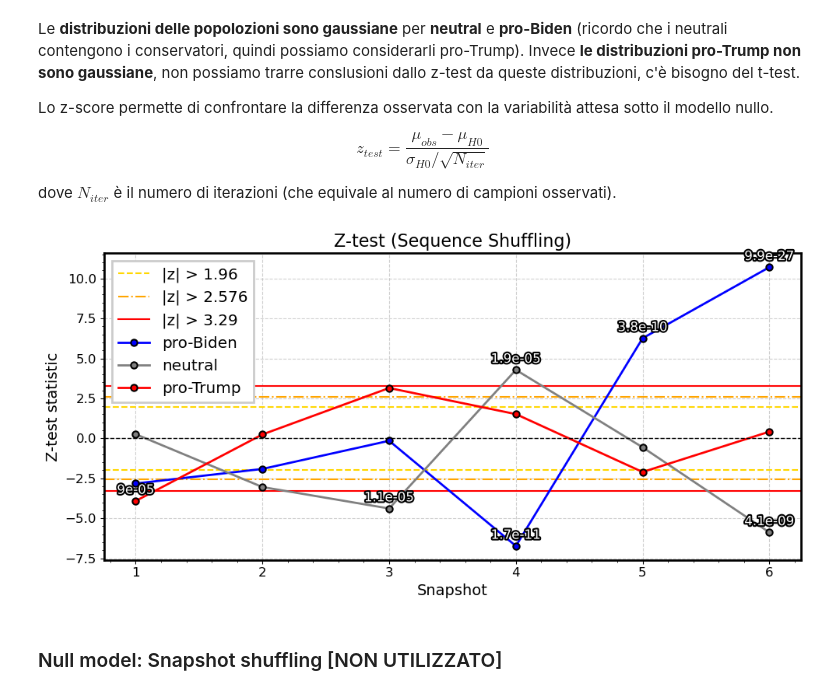
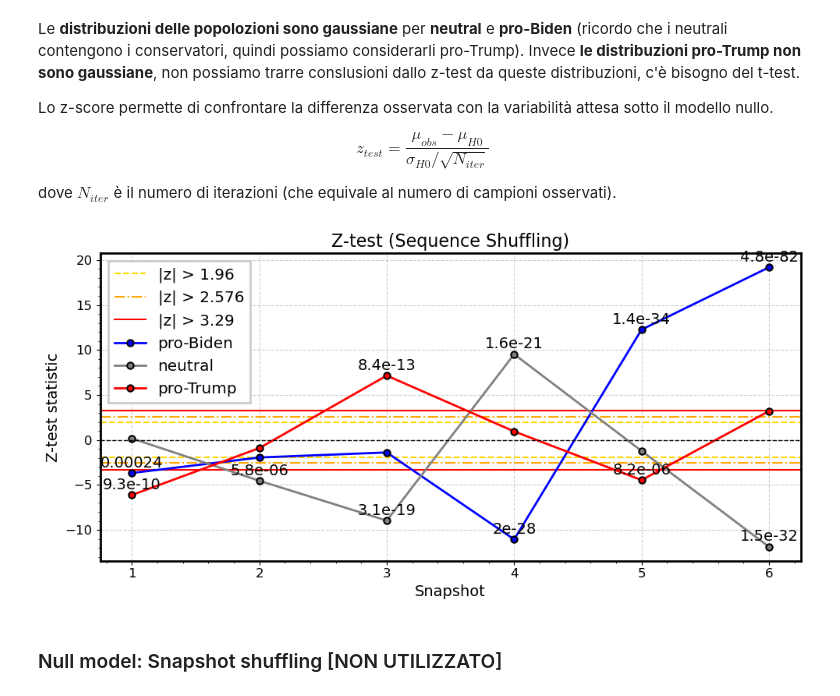
Before and after one commit to LeonardoCaridi/2024_caridi, a Jupyter notebook: open_problem/Dynamic_community_discovery.ipynb, the cells around one changed output. Cells and saved outputs as stored; diff of their text form; code cells hidden in the pictures.

```diff
--- a/open_problem/Dynamic_community_discovery.ipynb
+++ b/open_problem/Dynamic_community_discovery.ipynb
@@ -300,7 +313,7 @@ Nelle iterazioni **NON viene usata la threshold**
 # %%
-analysis = CommunityEvolutionAnalysis(principal_component_week_graph, threshold_percentile=75)
+analysis = CommunityEvolutionAnalysis(principal_component_week_graph, threshold_percentile=78)
 # %%
-n_iter = 30
+n_iter = 100
 # %%
-averages_H1, stds_H1 = analysis.analyze_community_evolution_multiple(iterations=n_iter, plot=True, save=True)
+averages_H1, stds_H1, results_H1 = analysis.analyze_community_evolution_multiple(iterations=n_iter, plot=True, save=True)
 # %% [output]
@@ -307,0 +321,23 @@ averages_H1, stds_H1 = analysis.analyze_community_evolution_multiple(iterations=
+# %%
+SAVE = False
+
+if SAVE:
+    # Converti gli array numpy in liste
+    data = {
+        "averages_H1": {key: value.tolist() for key, value in averages_H1.items()},
+        "stds_H1": {key: value.tolist() for key, value in stds_H1.items()}
+    }
+
+    # Salvataggio in un file JSON
+    with open(os.path.join("shuffles","H1.json"), "w") as json_file:
+        json.dump(data, json_file, indent=4)
+
+    print("Dati salvati in H1.json")
+
+    ######### Salvataggio all_average #########
+
+    # Salvia i dati in formato JSON
+    with open(os.path.join("shuffles","H1_results.json"), 'w') as f:
+        json.dump(results_H1, f, indent=4)
+
+    print("Dati salvati in H1_results.json")
@@ -580,6 +729,9 @@ dove $N_{iter}$ è il numero di iterazioni (che equivale al numero di campioni o
 # %%
 import matplotlib.patheffects as path_effects
 from scipy.stats import norm
+
+snapshots = np.arange(1,7)
+n_shuffles = 719
 
 # Definizione dei colori per le categorie
 colors = {"pro-Biden": "blue", "neutral": "gray", "pro-Trump": "red"}
@@ -594,36 +746,37 @@ line_colors = ["gold", "orange", "red"]  # Colori più distinti
 # Disegna le linee orizzontali per le soglie di z-test
 for i in range(3):
     plt.axhline(y=thresholds[i], color=line_colors[i], linestyle=linestyles[i], linewidth=1.5, label=f"|z| > {thresholds[i]}")
     plt.axhline(y=-thresholds[i], color=line_colors[i], linestyle=linestyles[i], linewidth=1.5)
 
 # Plot delle curve z-test per ciascuna categoria
 for category in ["pro-Biden", "neutral", "pro-Trump"]:
     z_test = (averages_H1[category] - averages_H0_seq[category]) / (stds_H0_seq[category] / np.sqrt(n_iter))
+    #z_test = (averages_H1[category] - averages_H0_seq[category]) / np.sqrt((stds_H0_seq[category]**2 / n_shuffles)+(stds_H1[category]**2/n_iter))
     plt.plot(snapshots, z_test, marker="o", linestyle="-", label=category, color=colors[category], linewidth=2, markeredgewidth=1.5, markeredgecolor="black")
 
     # Calcolo e visualizzazione dei p-values con effetto contorno nero
     for snap, z in zip(snapshots, z_test):
         p_value = 2 * norm.sf(abs(z))  # p-value test a due code
         if abs(z) > 3.29:  # Mostra il p-value solo se significativo
-            plt.text(snap, z + 0.3, f"{p_value:.2g}", fontsize=12, ha="center", va="bottom",
-                     color="white", path_effects=[plt.matplotlib.patheffects.withStroke(linewidth=3, foreground="black")])
+            plt.text(snap, z + 0.3, f"{p_value:.2g}", fontsize=14, ha="center", va="bottom", color='black')
+                     #color="white", path_effects=[plt.matplotlib.patheffects.withStroke(linewidth=3, foreground="black")])
 
 # Aggiunta etichette e legenda
 plt.axhline(y=0, color="black", linestyle="--", linewidth=1)  # Linea base a z=0
 plt.xlabel("Snapshot", fontsize=14)
 plt.ylabel("Z-test statistic", fontsize=14)
 plt.title("Z-test (Sequence Shuffling)", fontsize=16)
 plt.xticks(snapshots, fontsize=12)
 plt.yticks(fontsize=12)
 plt.legend(loc="upper left")#, bbox_to_anchor=(1, 1))
 plt.grid(True, linestyle="--", alpha=0.6)
 
 # Salvataggio e visualizzazione del grafico
 plt.tight_layout()
 plt.savefig(os.path.join('plots', 'Ztest_Sequence_shuffling.png'), dpi=300)
 plt.show()
 # %% [output]
-[figure, old version]
+[figure, new version]
 # %% [markdown]
 ### Null model: Snapshot shuffling [NON UTILIZZATO]
 # %%
```
Also changed, not shown: parts of 13 cells of this notebook, 17 other files.
